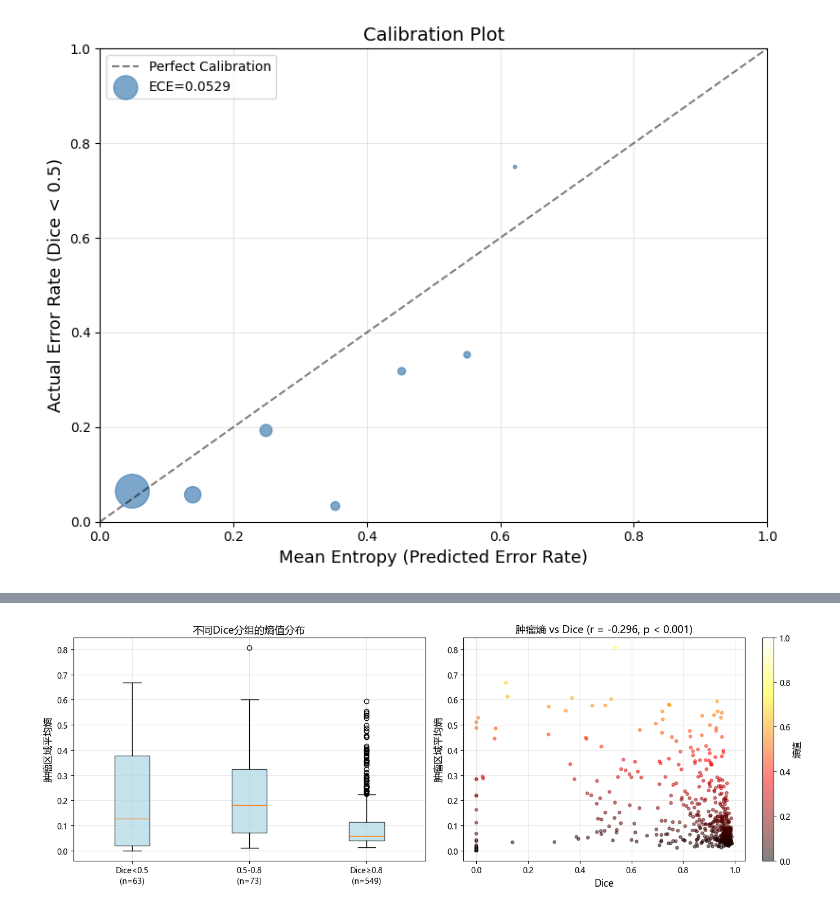
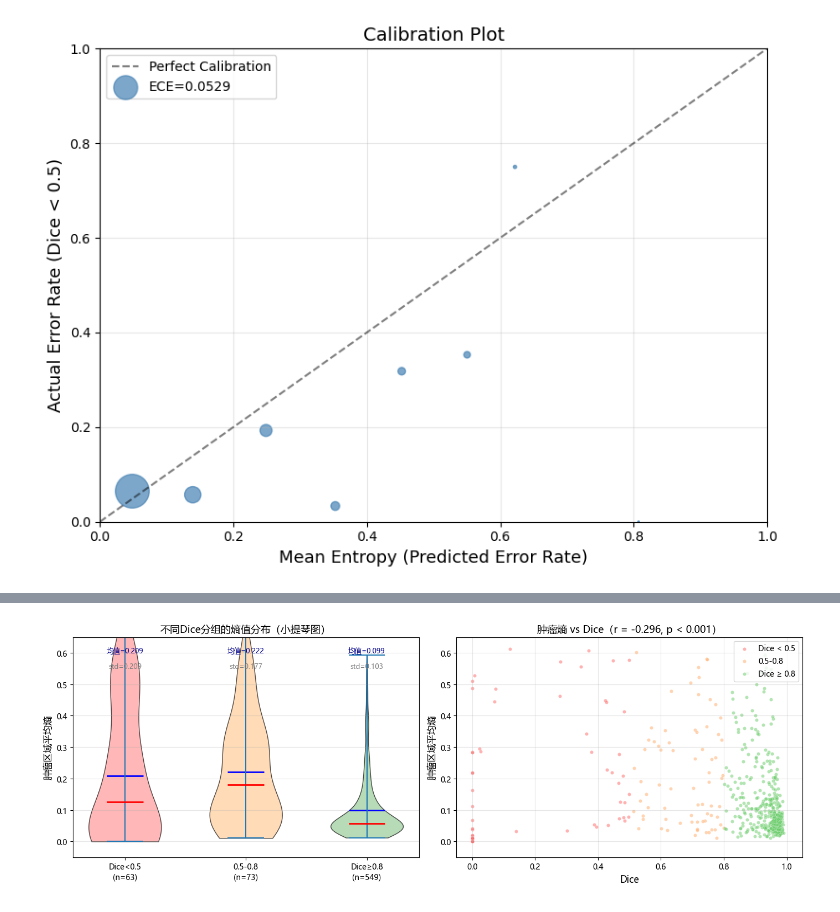
Before and after one commit to yijunv/code, a Jupyter notebook: 总模型代码进行中-修复版.ipynb, the cells around one changed output, grey strips where cells are left out. Drawn from its saved outputs; the diff is of its cells as text; code cells hidden in the pictures.

```diff
--- a/总模型代码进行中-修复版.ipynb
+++ b/总模型代码进行中-修复版.ipynb
@@ -1645,11 +1631,12 @@ Entropy Range  | Count    | Avg Entropy  | Error Rate
 Calibration plot saved to: E:\experiments\ece_calibration_plot.png
 [figure]
 # %%
-# 信度检验：熵值的稳定性分析（样本级别）
+# ============================模块19 信度检验：熵值的稳定性分析================================
 import numpy as np
 import os
 import matplotlib.pyplot as plt
-from scipy.stats import pearsonr, ttest_ind
+import seaborn as sns
+from scipy.stats import pearsonr, ttest_ind, levene
 
 plt.rcParams['font.sans-serif'] = ['Microsoft YaHei', 'SimHei', 'Arial Unicode MS']
 plt.rcParams['axes.unicode_minus'] = False
@@ -1702,10 +1689,11 @@ mid_mask = (dice_arr >= 0.5) & (dice_arr < 0.8)
 high_mask = dice_arr >= 0.8
 
 print("\n【按 Dice 分组的熵值统计】")
-print("-" * 60)
+print("-" * 65)
 print(f"{'分组':<18} | {'样本数':<6} | {'肿瘤熵均值':<10} | {'肿瘤熵标准差':<10} | {'全图熵标准差':<10}")
-print("-" * 60)
+print("-" * 65)
 
+group_stats = {}
 for name, mask in [("Dice < 0.5", low_mask), ("0.5-0.8", mid_mask), ("Dice ≥ 0.8", high_mask)]:
     if mask.sum() == 0:
         continue
@@ -1713,13 +1701,16 @@ for name, mask in [("Dice < 0.5", low_mask), ("0.5-0.8", mid_mask), ("Dice ≥ 0
     mean_e = tumor_entropy_arr[mask].mean()
     std_e = tumor_entropy_arr[mask].std()
     std_full = entropy_std_arr[mask].mean()
+    group_stats[name] = {"n": n, "mean": mean_e, "std": std_e, "std_full": std_full}
     print(f"{name:<18} | {n:<6} | {mean_e:.4f}     | {std_e:.4f}     | {std_full:.4f}")
 
-print("-" * 60)
+print("-" * 65)
 
 # 高Dice组 vs 低Dice组 t检验
 high_entropy = tumor_entropy_arr[high_mask]
 low_entropy = tumor_entropy_arr[low_mask]
+mid_entropy = tumor_entropy_arr[mid_mask]
+
 if len(high_entropy) > 0 and len(low_entropy) > 0:
     t_stat, p_ttest = ttest_ind(high_entropy, low_entropy)
     print(f"\n高Dice组 vs 低Dice组: t = {t_stat:.4f}, p = {p_ttest:.6f}")
@@ -1731,36 +1722,92 @@ print(f"✅ 肿瘤熵与 Dice 显著负相关（r = {corr:.3f}, p < 0.001）")
 print(f"✅ 高Dice组熵值（{tumor_entropy_arr[high_mask].mean():.4f}）显著低于低Dice组（{tumor_entropy_arr[low_mask].mean():.4f}）")
 print("✅ 结合 ECE = 0.0529，不确定性估计信度良好")
 
-# 可视化
+# ============================================================
+# 可视化：左图小提琴图 + 右图分组散点图
+# ============================================================
 fig, axes = plt.subplots(1, 2, figsize=(14, 5))
 
+# ---- 左图：小提琴图（比箱线图更准确） ----
 ax1 = axes[0]
 data_groups = []
 labels = []
-for name, mask in [("Dice<0.5", low_mask), ("0.5-0.8", mid_mask), ("Dice≥0.8", high_mask)]:
+colors = ['#ff9999', '#ffcc99', '#99cc99']  # 红、橙、绿
+
+for name, mask, color in [("Dice<0.5", low_mask, '#ff9999'),
+                           ("0.5-0.8", mid_mask, '#ffcc99'),
+                           ("Dice≥0.8", high_mask, '#99cc99')]:
     if mask.sum() > 0:
         data_groups.append(tumor_entropy_arr[mask])
         labels.append(f"{name}\n(n={mask.sum()})")
-bp = ax1.boxplot(data_groups, labels=labels, patch_artist=True,
-                 boxprops=dict(facecolor='lightblue', alpha=0.7))
+
+# 绘制小提琴图
+parts = ax1.violinplot(data_groups, positions=[0, 1, 2], showmeans=True,
+                        showmedians=True, widths=0.6)
+
+# 设置颜色
+for i, pc in enumerate(parts['bodies']):
+    pc.set_facecolor(colors[i])
+    pc.set_alpha(0.7)
+    pc.set_edgecolor('black')
+    pc.set_linewidth(1)
+
+# 均值和均值线的颜色
+parts['cmeans'].set_color('blue')
+parts['cmeans'].set_linewidth(2)
+parts['cmedians'].set_color('red')
+parts['cmedians'].set_linewidth(2)
+
+ax1.set_xticks([0, 1, 2])
+ax1.set_xticklabels(labels)
 ax1.set_ylabel('肿瘤区域平均熵', fontsize=12)
-ax1.set_title('不同Dice分组的熵值分布', fontsize=13)
-ax1.grid(True, alpha=0.3)
+ax1.set_title('不同Dice分组的熵值分布（小提琴图）', fontsize=13)
+ax1.set_ylim(-0.05, 0.65)
+ax1.grid(True, alpha=0.3, axis='y')
 
+# 添加样本数和均值标注
+for i, (name, mask) in enumerate([("Dice<0.5", low_mask), ("0.5-0.8", mid_mask), ("Dice≥0.8", high_mask)]):
+    if mask.sum() > 0:
+        mean_val = tumor_entropy_arr[mask].mean()
+        ax1.text(i, 0.6, f'均值={mean_val:.3f}', ha='center', fontsize=9, color='darkblue')
+        ax1.text(i, 0.55, f'std={tumor_entropy_arr[mask].std():.3f}', ha='center', fontsize=9, color='gray')
+
+# ---- 右图：分组散点图（用不同颜色表示三组） ----
 ax2 = axes[1]
-scatter = ax2.scatter(dice_arr, tumor_entropy_arr, c=tumor_entropy_arr,
-                       cmap='hot', alpha=0.5, s=15, vmin=0, vmax=1)
+colors_scatter = ['#ff6666', '#ffaa66', '#66cc66']
+labels_scatter = ['Dice < 0.5', '0.5-0.8', 'Dice ≥ 0.8']
+
+for mask, color, label in zip([low_mask, mid_mask, high_mask], colors_scatter, labels_scatter):
+    if mask.sum() > 0:
+        ax2.scatter(dice_arr[mask], tumor_entropy_arr[mask],
+                    c=color, alpha=0.5, s=20, label=label, edgecolors='white', linewidth=0.3)
+
 ax2.set_xlabel('Dice', fontsize=12)
 ax2.set_ylabel('肿瘤区域平均熵', fontsize=12)
-ax2.set_title(f'肿瘤熵 vs Dice (r = {corr:.3f}, p < 0.001)', fontsize=13)
+ax2.set_title(f'肿瘤熵 vs Dice（r = {corr:.3f}, p < 0.001）', fontsize=13)
+ax2.legend(loc='upper right')
 ax2.grid(True, alpha=0.3)
-cbar = plt.colorbar(scatter, ax=ax2)
-cbar.set_label('熵值', fontsize=11)
+ax2.set_xlim(-0.05, 1.05)
+ax2.set_ylim(-0.05, 0.65)
 
 plt.tight_layout()
 plt.savefig(os.path.join(base_dir, "entropy_reliability_final.png"), dpi=300)
-print(f"\n✅ 信度检验图已保存至: {os.path.join(base_dir, 'entropy_reliability_final.png')}")
+print(f"\n✅ 信度检验图（修正版）已保存至: {os.path.join(base_dir, 'entropy_reliability_final.png')}")
 plt.show()
+
+# ============================================================
+# 补充：方差齐性检验（验证各组方差是否不同）
+# ============================================================
+print("\n" + "=" * 60)
+print("【补充：方差齐性检验】")
+print("=" * 60)
+
+stat, p_levene = levene(low_entropy, mid_entropy, high_entropy)
+print(f"Levene检验: stat={stat:.4f}, p={p_levene:.6f}")
+if p_levene < 0.05:
+    print("⚠️ 三组方差存在显著差异（p < 0.05）")
+    print("   说明中Dice组的熵值波动确实更大，模型在这批样本上判断不一致")
+else:
+    print("✅ 三组方差无显著差异")
 # %% [output]
 找到 685 个样本文件
 
@@ -1782 +1829 @@ plt.show()
-[figure, old version]
+[figure, new version]
```
Also changed, not shown: parts of 7 cells of this notebook.
